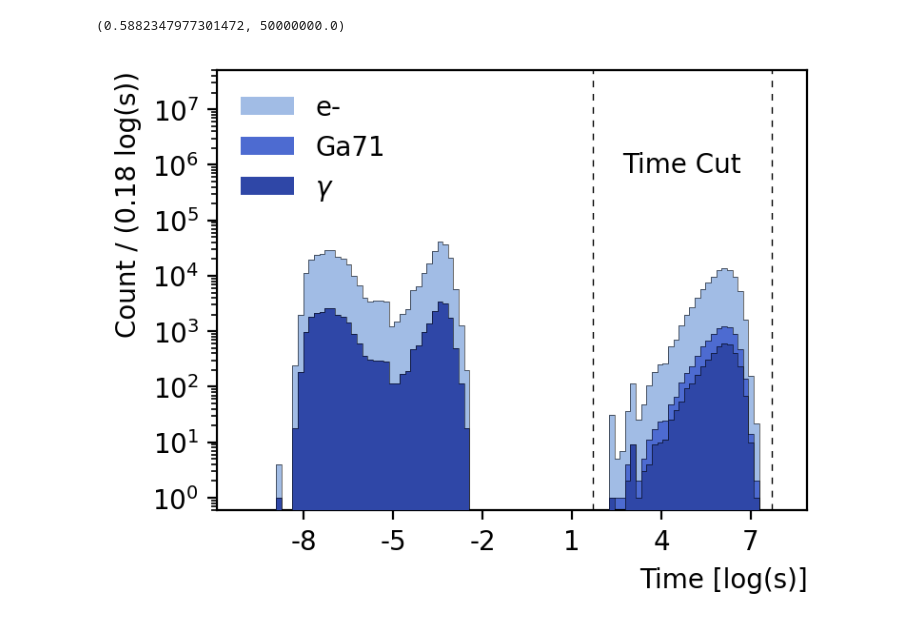
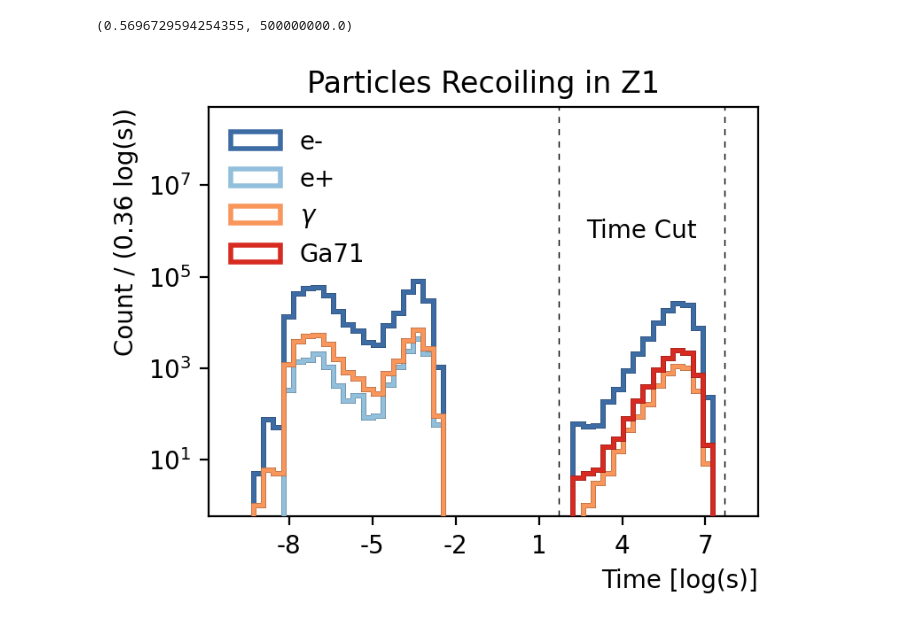
Before and after one commit to perry5334/CDMS, a Jupyter notebook: notebooks/CUTE/Ge71_Lines/Ge71_Activation_Lines_Sim.ipynb, the cells around one changed output. Drawn from its saved outputs; the diff is of its cells as text; code cells hidden in the pictures.

```diff
--- a/notebooks/CUTE/Ge71_Lines/Ge71_Activation_Lines_Sim.ipynb
+++ b/notebooks/CUTE/Ge71_Lines/Ge71_Activation_Lines_Sim.ipynb
@@ -17,5 +19,5 @@ import setup
 # %%
-path = '/scratch/user/perry5334/samples/DMC_SNOLAB_HV/CUTE_Cf252calib_source/DMCOutput_EmptyEvents_Spectrum/'
+path = '/scratch/user/perry5334/samples/DMC_SNOLAB_HV/CUTE_Cf252calib_source/DMCOutput_decayAncestor_Spectrum/'
 DMCfiles = np.sort(glob.glob(path + f'CUTE_Cf252_????????_??????.root'))
 det = 1
 # %%
@@ -36,20 +39,23 @@ runtime_error: string ROOT::RDF::RInterfaceBase::GetColumnType(basic_string_view
 # Select events in mczip and mcDecays which correspond to Ge activation
 mcDecaysEventMask = np.isin(mcDecays['EventNum'], GeActivEvents)
 mczipEventMask = np.isin(mczip['EventNum'], GeActivEvents)
+mcFluxCounterEventMask = np.isin(mcFluxCounter['EventNum'], GeActivEvents)
 
 # Process Ge activation data from mcDecays tree
 for key in list(mcDecays.keys()):
     mcDecays[key] = mcDecays[key][mcDecaysEventMask]
 
-mcDecays['KEsum'] = np.array([mcDecays['KE'][mcDecays['EventNum'] == event].sum() for event in GeActivEvents])
-
 # Process Ge activation data from mczip tree
 for key in list(mczip.keys()):
     mczip[key] = mczip[key][mczipEventMask]
 
-mczip['Edepsum'] = np.array([mczip['Edep'][mczip['EventNum'] == event].sum() for event in GeActivEvents])
+# Process Ge activation data from mcFluxCounter tree
+for key in list(mcFluxCounter.keys()):
+    mcFluxCounter[key] = mcFluxCounter[key][mcFluxCounterEventMask]
 # %%
 mcDecaysTimeCut = (mcDecays['Time1'] < 5e16) & (mcDecays['Time1'] > 5e10)
 mczipTimeCut = (mczip['Time1'] < 5e16) & (mczip['Time1'] > 5e10)
 mcDecays['KEsum'] = np.array([mcDecays['KE'][(mcDecays['EventNum'] == event) & mcDecaysTimeCut].sum() for event in GeActivEvents])
 mczip['Edepsum'] = np.array([mczip['Edep'][(mczip['EventNum'] == event) & mczipTimeCut].sum() for event in GeActivEvents])
+# %%
+fourColors = ['#3D6CA5', '#92C0DC', '#F9965C', '#D72B22']
@@ -56,23 +120,32 @@ mczip['Edepsum'] = np.array([mczip['Edep'][(mczip['EventNum'] == event) & mczipT
 # %%
 plt.figure(figsize=(4,3), dpi=200)
-plt.hist(mczip['Time1'][mczip['PName'] == 'e-']*1e-9, bins = np.logspace(-10,8, 101), zorder = 0, label = 'e-', color = 'C0')
-plt.hist(mczip['Time1'][mczip['PName'] == 'e-']*1e-9, bins = np.logspace(-10,8, 101), histtype='step', color = 'black', lw = 0.2, zorder = 1)
-plt.hist(mczip['Time1'][mczip['PName'] == 'Ga71']*1e-9, bins = np.logspace(-10,8, 101), zorder = 2, label = 'Ga71', color = 'C1')
-plt.hist(mczip['Time1'][mczip['PName'] == 'Ga71']*1e-9, bins = np.logspace(-10,8, 101), histtype='step', color = 'black', lw = 0.2, zorder = 3)
-plt.hist(mczip['Time1'][mczip['PName'] == 'gamma']*1e-9, bins = np.logspace(-10,8, 101), zorder = 4, label = r'$\gamma$', color = 'C2')
-plt.hist(mczip['Time1'][mczip['PName'] == 'gamma']*1e-9, bins = np.logspace(-10,8, 101), histtype='step', color = 'black', lw = 0.2, zorder = 5)
+Time_electron = mczip['Time1'][mczip['PName'] == 'e-']*1e-9
+Time_positron = mczip['Time1'][mczip['PName'] == 'e+']*1e-9
+Time_gamma = mczip['Time1'][mczip['PName'] == 'gamma']*1e-9
+Time_Ga71 = mczip['Time1'][mczip['PName'] == 'Ga71']*1e-9
+TimeBins = np.logspace(-10,8, 51)
+
+plt.hist(Time_electron, bins = TimeBins, label = 'e-', histtype = 'step', lw = 2, zorder = 1, color = fourColors[0])
+plt.hist(Time_electron, bins = TimeBins, histtype = 'step', lw = 2.1, color = 'black', zorder = 0)
+plt.hist(Time_positron, bins = TimeBins, label = 'e+', histtype = 'step', lw = 2, zorder = 3, color = fourColors[1])
+plt.hist(Time_positron, bins = TimeBins, histtype = 'step', lw = 2.1, color = 'black', zorder = 2)
+plt.hist(Time_gamma, bins = TimeBins, label = r'$\gamma$', histtype = 'step', lw = 2, zorder = 5, color = fourColors[2])
+plt.hist(Time_gamma, bins = TimeBins, histtype = 'step', lw = 2.1, color = 'black', zorder = 4)
+plt.hist(Time_Ga71, bins = TimeBins, label = 'Ga71', histtype = 'step', lw = 2, zorder = 7, color = fourColors[3])
+plt.hist(Time_Ga71, bins = TimeBins, histtype = 'step', lw = 2.1, color = 'black', zorder = 6)
 
 plt.axvline(5e1, 0, 1, lw = 0.5, ls = (0, (5, 5)), color = 'black')
 plt.axvline(5e7, 0, 1, lw = 0.5, ls = (0, (5, 5)), color = 'black')
 plt.text(5e4, 1e6, 'Time Cut', ha = 'center', va = 'center', fontstretch='extra-expanded', weight = 550)
 
 plt.xlabel('Time [log(s)]')
-plt.ylabel('Count / (0.18 log(s))')
+plt.ylabel('Count / (0.36 log(s))')
+plt.title('Particles Recoiling in Z1')
 plt.xscale('log')
 plt.xticks([1e-8, 1e-5, 1e-2, 1e1, 1e4, 1e7], ['-8', '-5', '-2', '1', '4', '7'])
 plt.yscale('log')
 plt.legend(loc = 'upper left')
-plt.ylim(None, 5e7)
+plt.ylim(None, 5e8)
 # %% [output]
-(0.5882347977301472, 50000000.0)
+(0.5696729594254355, 500000000.0)
-[figure, old version]
+[figure, new version]
```
Also changed, not shown: parts of 40 cells of this notebook, 4 other files.
